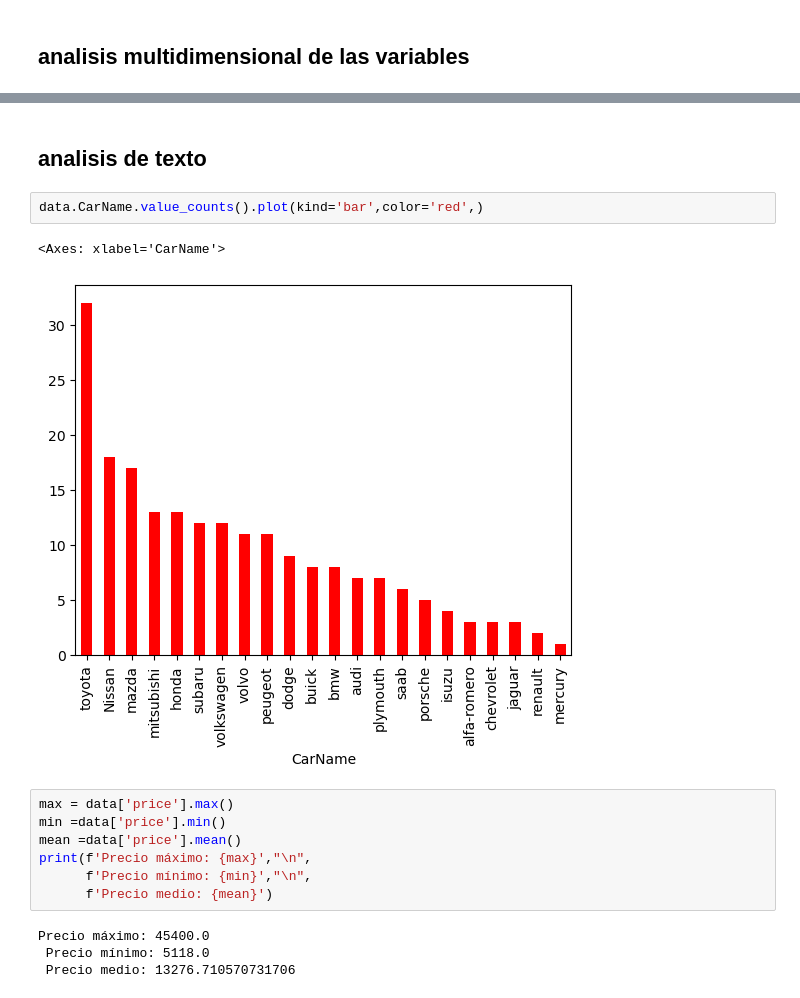
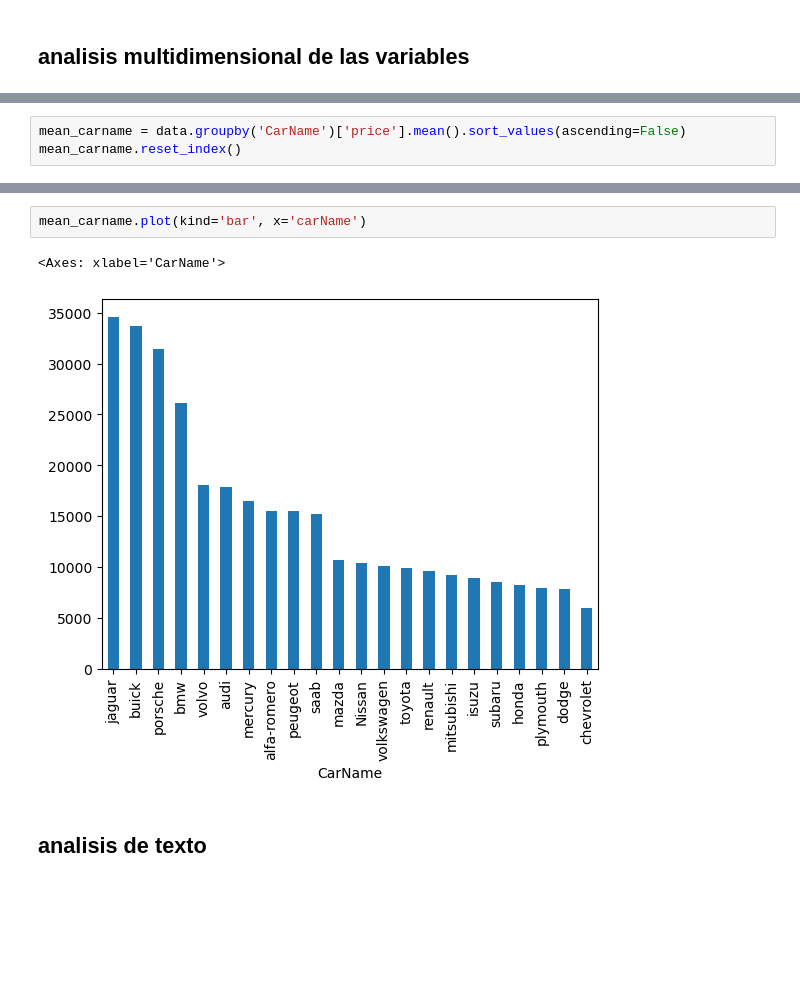
Before and after one commit to AlejandroSegura24/car-assignment-analysis, a Jupyter notebook: notebooks/0.0-car_price_assignment-introduction.ipynb, the cells around one changed output, grey strips where cells are left out. Drawn from its saved outputs; the diff is of its cells as text; blank space fills up the shorter version.

```diff
--- a/notebooks/0.0-car_price_assignment-introduction.ipynb
+++ b/notebooks/0.0-car_price_assignment-introduction.ipynb
@@ -236,0 +236,3 @@ Name: price, dtype: float64
+# %%
+mean_carname = data.groupby('CarName')['price'].mean().sort_values(ascending=False)
+mean_carname.reset_index()
@@ -237,18 +257,7 @@ Name: price, dtype: float64
+# %%
+mean_carname.plot(kind='bar', x='carName')
+# %% [output]
+<Axes: xlabel='CarName'>
+[figure, added]
 # %% [markdown]
 ## analisis de texto
-# %%
-data.CarName.value_counts().plot(kind='bar',color='red',)
-# %% [output]
-<Axes: xlabel='CarName'>
-[figure, removed]
-# %%
-max = data['price'].max()
-min =data['price'].min()
-mean =data['price'].mean()
-print(f'Precio máximo: {max}',"\n",
-      f'Precio mínimo: {min}',"\n",
-      f'Precio medio: {mean}')
-# %% [output]
-Precio máximo: 45400.0
- Precio mínimo: 5118.0
- Precio medio: 13276.710570731706
```
Also changed, not shown: parts of 17 cells of this notebook.
